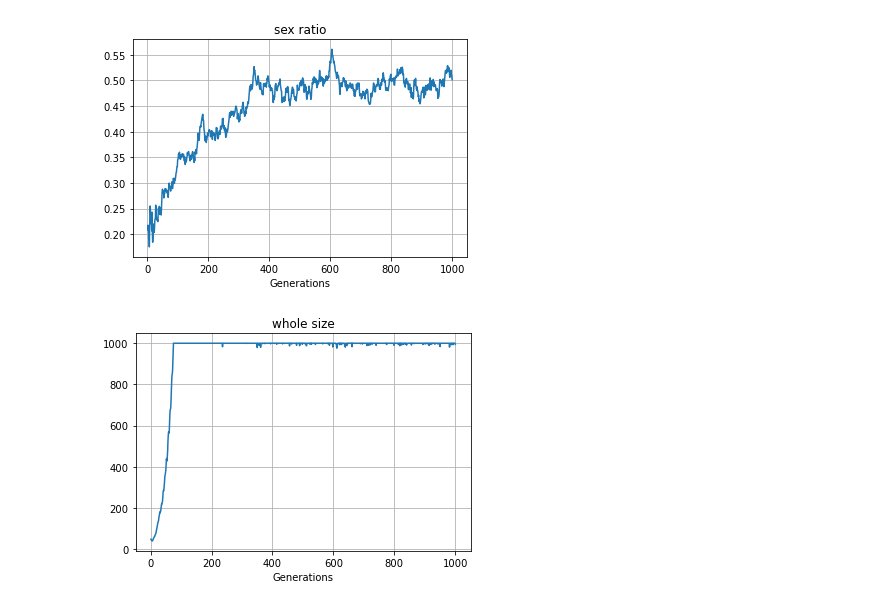
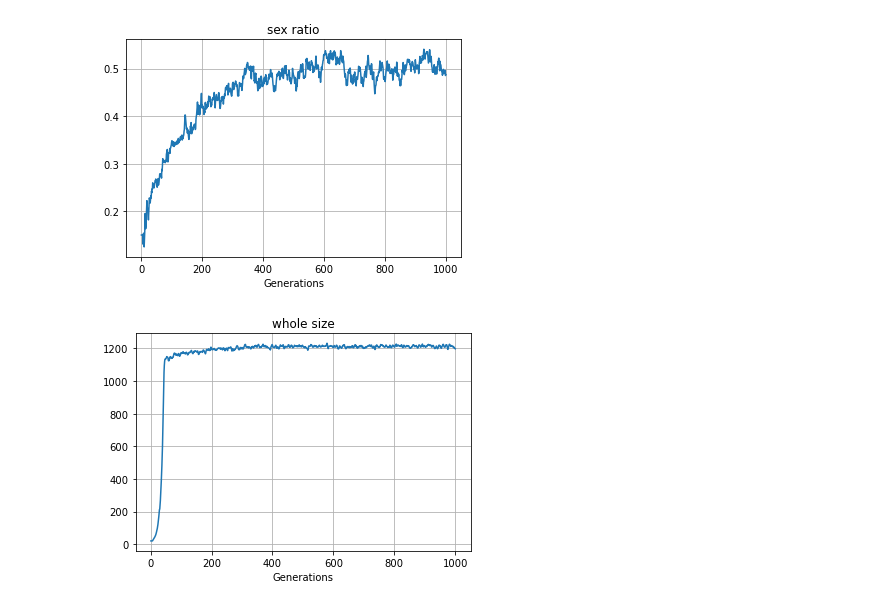
Before and after one commit to hidakakubo/first, a Jupyter notebook: abm_of_sexratio.ipynb, the cells around one changed output. Cells and saved outputs as stored; diff of their text form; code cells hidden in the pictures.

```diff
--- a/abm_of_sexratio.ipynb
+++ b/abm_of_sexratio.ipynb
@@ -7,29 +7,26 @@ from tqdm import tqdm
 import statistics
 # %%
 # 個体クラスの定義
-class Indivisual():
+class Agent():
     def __init__(self, x):
         self.sex = np.random.choice(["m", "f"], p=[x, (1-x)])
         self.sexratio = x
         self.age = 0
-        self.cool_time = 0
-
-    # 死亡処理(0が死，1が生を意味する)
-
-    # 30歳で確実に死ぬ
-    # 1年に1/20の確率で死ぬ
-    def death(self):
-        if self.age == 30:
-            return 0
-        else:
-            return np.random.choice([0, 1], p=[(1/20), (19/20)])
+        self.resource = 1
+        self.death = False
 
     # 歳を取る
     def aging(self):
-        self.age = self.age + 1
+        self.age += 1
 
-        if self.cool_time != 0:
-            self.cool_time = self.cool_time - 1
+        self.resource -= 1
+
+    # 死亡処理
+    def judge_death(self):
+        if self.age == 30:
+            self.death = True
+        elif self.resource == 0:
+            self.death = True
 # %%
 # シミュレーションクラスの定義
 class Simulation():
@@ -116,10 +117,10 @@ class Simulation():
 # %%
 # main処理
-def main(x, firstsize, limit, iteration):
+def main(x, firstsize, max_resource, iteration):
     t = list(range(1, (iteration + 1)))
     whole_size = []
     sexratio = []
-    simulation = Simulation(x, firstsize, limit)
+    simulation = Simulation(x, firstsize, max_resource)
 
     for i in tqdm(range(iteration)):
         simulation.run_one_episode()
@@ -143,8 +144,8 @@ def main(x, firstsize, limit, iteration):
     plt.xlabel('Generations')
     plt.grid(True)
 # %%
-# 初期性比0.2、初期集団サイズ50、最大集団サイズ1000、ループ回数1000
-main(0.2, 50, 1000, 1000)
+# 初期性比0.2、初期集団サイズ20、総資源1000、ループ回数1000
+main(0.2, 20, 1000, 1000)
 # %% [output]
-[figure, old version]
+[figure, new version]
-[figure, old version]
+[figure, new version]
```
Also changed, not shown: parts of 10 cells of this notebook, 3 other files.
